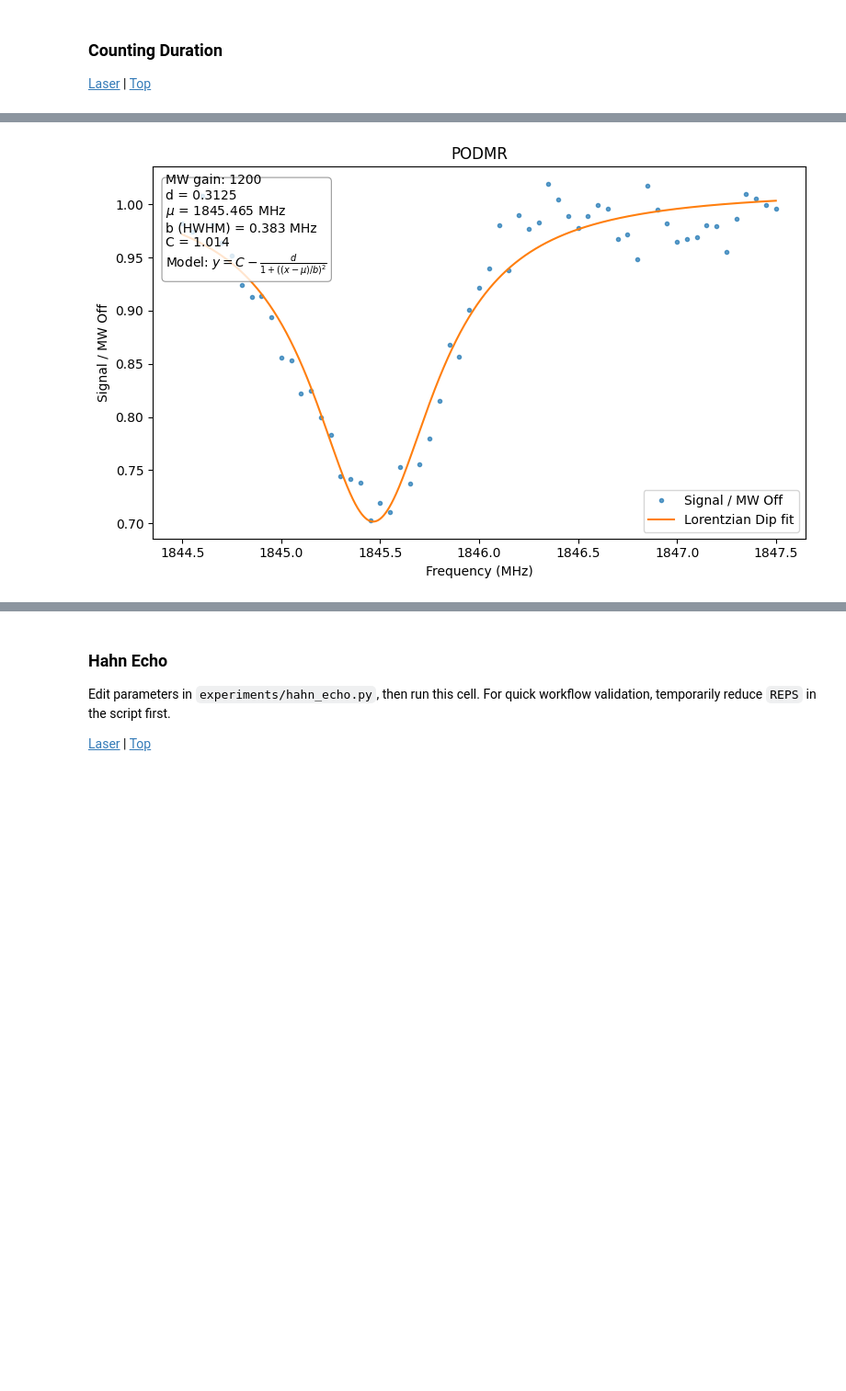
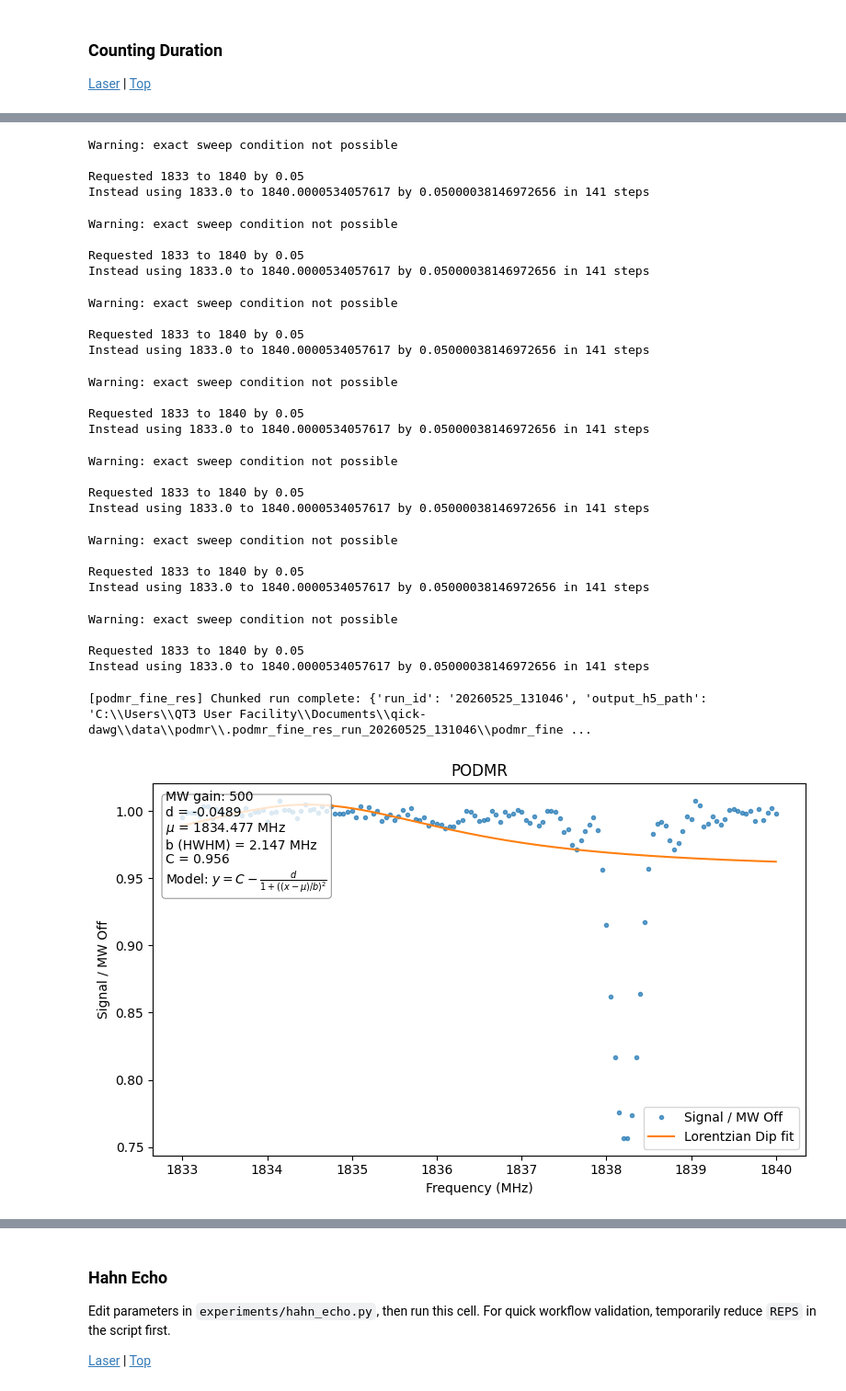
Before and after one commit to vsmar/qick-dawg, a Jupyter notebook: jupyter_notebooks/experiment_workflow.ipynb, the cells around one changed output, grey strips where cells are left out. Shown at 92% size. Cells and saved outputs as stored; diff of their text form; code cells hidden in the pictures; blank space fills up the shorter version.

Commit message:
refactored experiment files

```diff
--- a/jupyter_notebooks/experiment_workflow.ipynb
+++ b/jupyter_notebooks/experiment_workflow.ipynb
@@ -151,8 +147,5 @@ Use `%run -i` to inject variable overrides from a prior cell without editing the
 
 [Laser](#laser) | [Top](#top)
 # %%
-import sys, os
-sys.path.insert(0, os.path.abspath("../experiments"))
-
-%run ../experiments/podmr.py
+%run ../experiments/run/run_podmr.py
 # %% [output]
@@ -170,3 +174,32 @@ Instead using 1844.4999996185302 to 1847.5000225067138 by 0.05000038146972656 in
+Warning: exact sweep condition not possible
+
+Requested 1833 to 1840 by 0.05
+Instead using 1833.0 to 1840.0000534057617 by 0.05000038146972656 in 141 steps
+Warning: exact sweep condition not possible
+
+Requested 1833 to 1840 by 0.05
+Instead using 1833.0 to 1840.0000534057617 by 0.05000038146972656 in 141 steps
+Warning: exact sweep condition not possible
+
+Requested 1833 to 1840 by 0.05
+Instead using 1833.0 to 1840.0000534057617 by 0.05000038146972656 in 141 steps
+Warning: exact sweep condition not possible
+
+Requested 1833 to 1840 by 0.05
+Instead using 1833.0 to 1840.0000534057617 by 0.05000038146972656 in 141 steps
+Warning: exact sweep condition not possible
+
+Requested 1833 to 1840 by 0.05
+Instead using 1833.0 to 1840.0000534057617 by 0.05000038146972656 in 141 steps
+Warning: exact sweep condition not possible
+
+Requested 1833 to 1840 by 0.05
+Instead using 1833.0 to 1840.0000534057617 by 0.05000038146972656 in 141 steps
+Warning: exact sweep condition not possible
+
+Requested 1833 to 1840 by 0.05
+Instead using 1833.0 to 1840.0000534057617 by 0.05000038146972656 in 141 steps
+[podmr_fine_res] Chunked run complete: {'run_id': '20260525_131046', 'output_h5_path': 'C:\\Users\\QT3 User Facility\\Documents\\qick-dawg\\data\\podmr\\.podmr_fine_res_run_20260525_131046\\podmr_fine ...
-[figure, old version]
+[figure, new version]
 # %% [markdown]
 <a id="rabi"></a>
```
Also changed, not shown: parts of 30 cells of this notebook, 35 other files.
